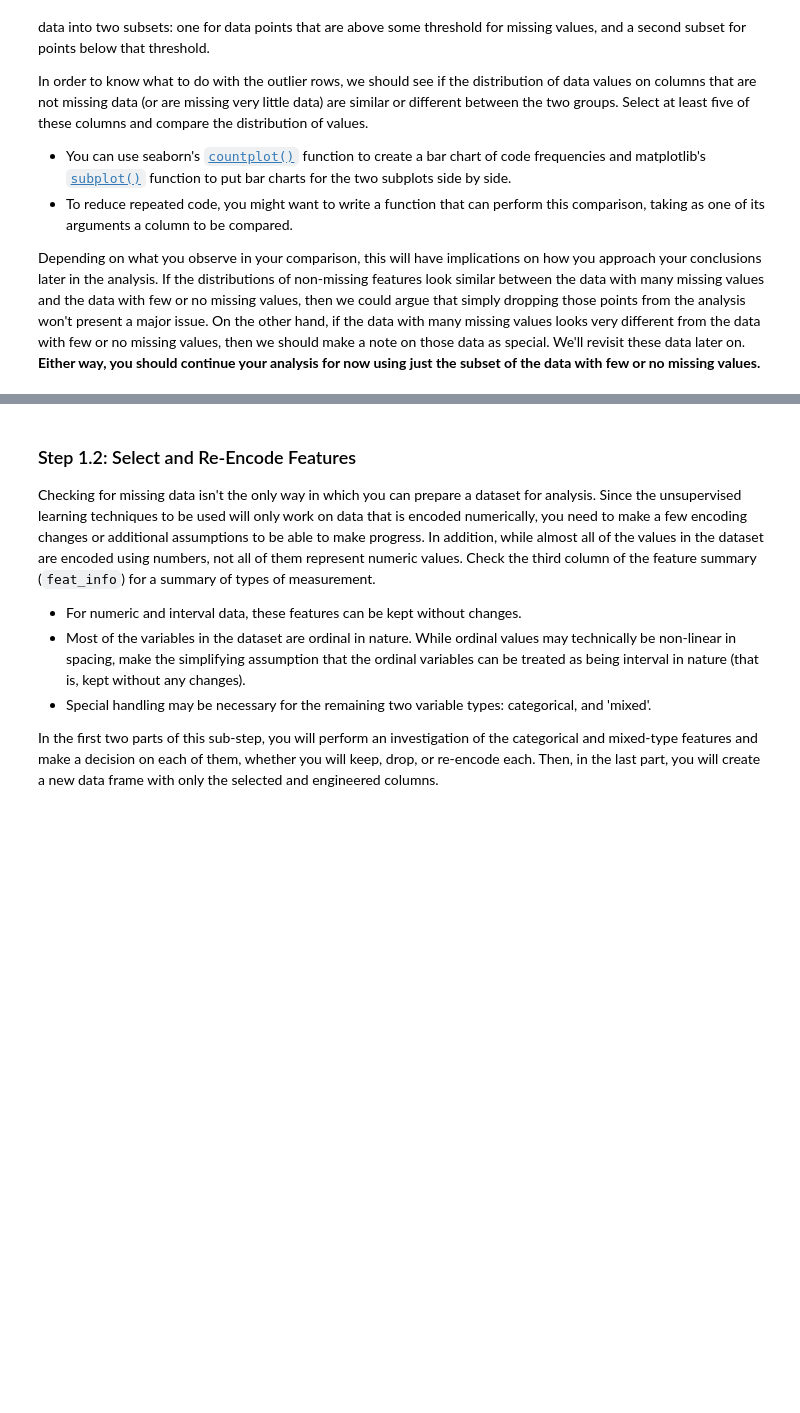
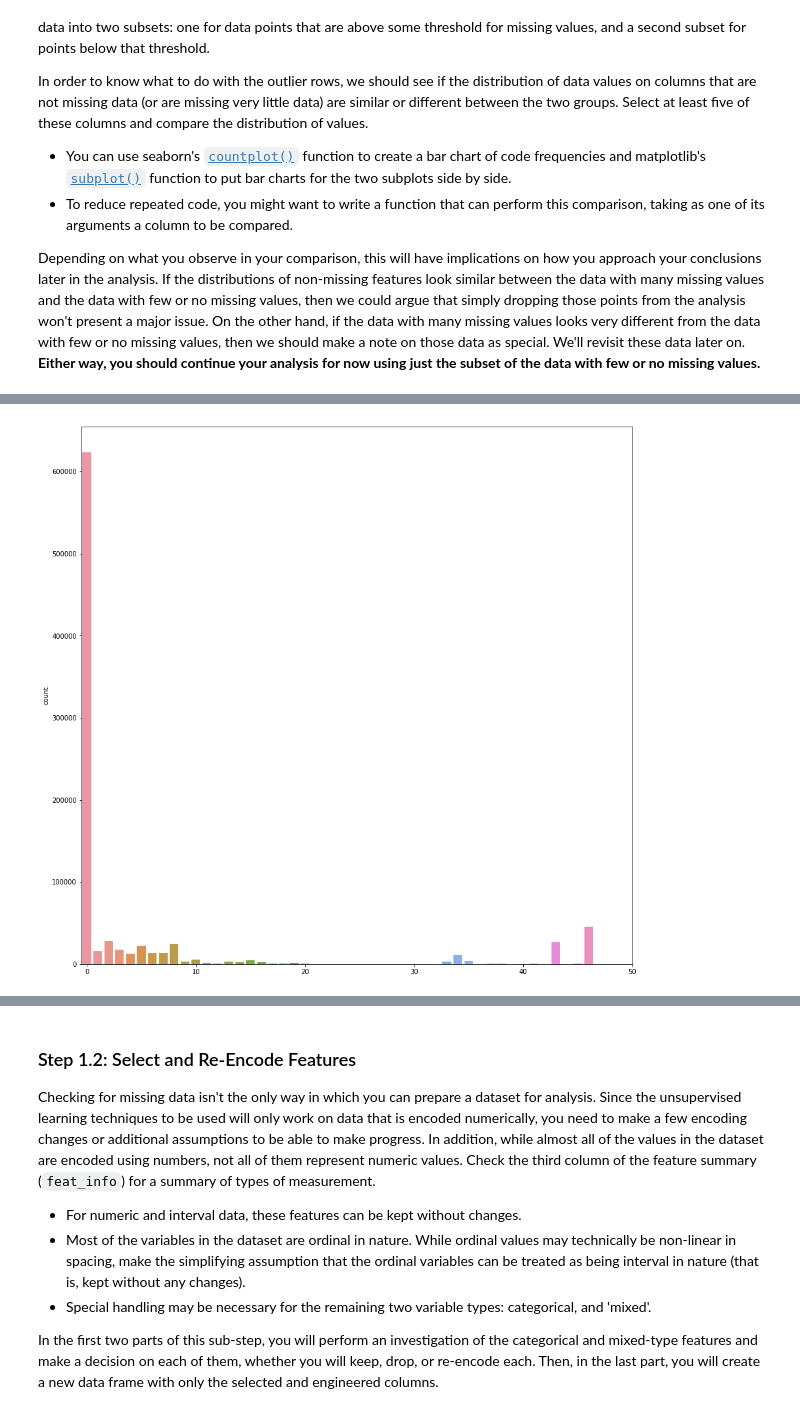
Before and after one commit to msd117c/Identify_customers_ML, a Jupyter notebook: Identify_Customer_Segments.ipynb, the cells around one changed output, grey strips where cells are left out. Saved outputs shown, nothing was run; the diff lists cells and outputs as text; code cells hidden in the pictures; blank space fills up the shorter version.

```diff
--- a/Identify_Customer_Segments.ipynb
+++ b/Identify_Customer_Segments.ipynb
@@ -111,10 +111,10 @@ def isNegativeNumber(s: str):
     return s.startswith("-") and s[1:].isdigit()
 # %%
-def isPositiveNumber(s: str):
+def is_positive_number(s: str):
     return s.isdigit()
 # %%
-def convertToIntOrKeepStr(s: str):
-    if (isNegativeNumber(s) or isPositiveNumber(s)):
+def convert_to_int_or_keep_str(s: str):
+    if (is_negative_number(s) or is_positive_number(s)):
         return int(s)
     else:
         return s
@@ -126,7 +126,7 @@ for idx, row in feat_info.iterrows():
     unknown_codes = filter(None, row['missing_or_unknown'].strip('][').split(','))
     column = row['attribute']
     for unknown_code in unknown_codes:
-        to_replace = convertToIntOrKeepStr(unknown_code)
+        to_replace = convert_to_int_or_keep_str(unknown_code)
         azdias_processed[column].replace(to_replace = to_replace, value = np.nan, inplace=True)
 # %%
 azdias_processed.head()
@@ -223,11 +240,3 @@ In order to know what to do with the outlier rows, we should see if the distribu
 - To reduce repeated code, you might want to write a function that can perform this comparison, taking as one of its arguments a column to be compared.
 
 Depending on what you observe in your comparison, this will have implications on how you approach your conclusions later in the analysis. If the distributions of non-missing features look similar between the data with many missing values and the data with few or no missing values, then we could argue that simply dropping those points from the analysis won't present a major issue. On the other hand, if the data with many missing values looks very different from the data with few or no missing values, then we should make a note on those data as special. We'll revisit these data later on. **Either way, you should continue your analysis for now using just the subset of the data with few or no missing values.**
-# %%
-# How much data is missing in each row of the dataset?
-missing_info_per_row_per = []
-for idx, row in azdias_no_outliers.iterrows():
-    missing_info_per_row_per.append(row.isna().sum() / len(azdias_no_outliers.columns))
-
-azdias_no_outliers['Percentage missing'] = missing_info_per_row_per
-azdias_no_outliers.head()
@@ -242,3 +243,12 @@ azdias_no_outliers.head()
+# %%
+# How much data is missing in each row of the dataset?
+missing_info = azdias_no_outliers.isnull().sum(axis=1)
+ax = sns.countplot(x = missing_info)
+ax.set_xticks(range(0, 60, 10))
+ax.set_xticklabels(range(0, 60, 10))
+ax.figure.set_size_inches(15,15)
+# %% [output]
+[figure, added]
 # %%
 # Write code to divide the data into two subsets based on the number of missing
 # values in each row.
```
Also changed, not shown: parts of 106 cells of this notebook, 1 other file.
